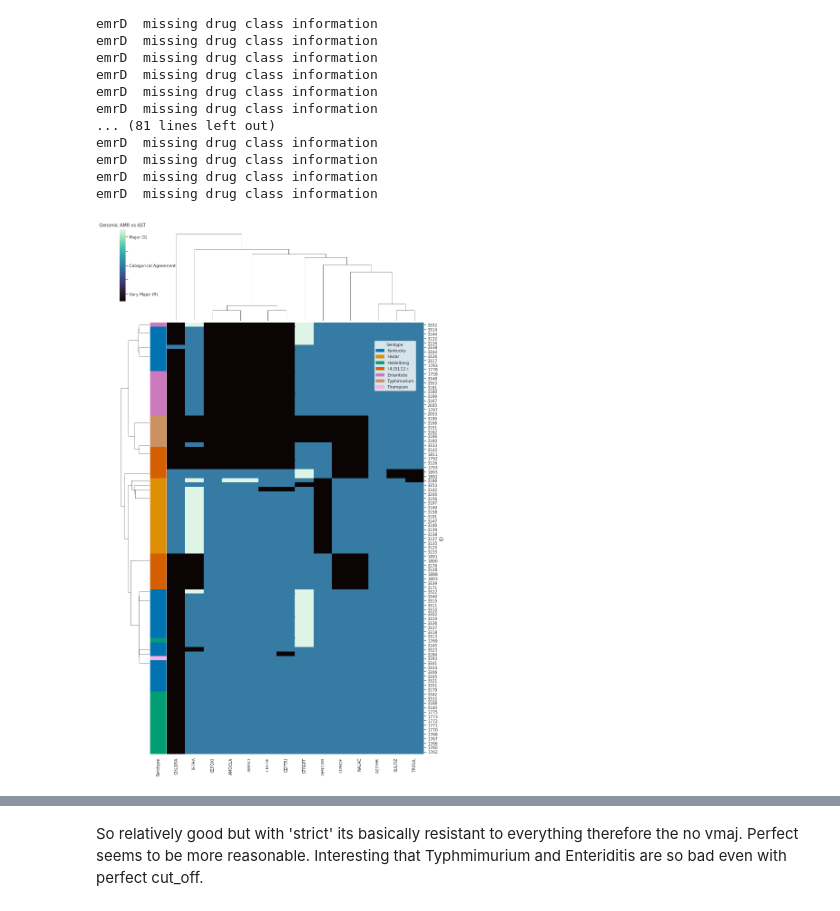
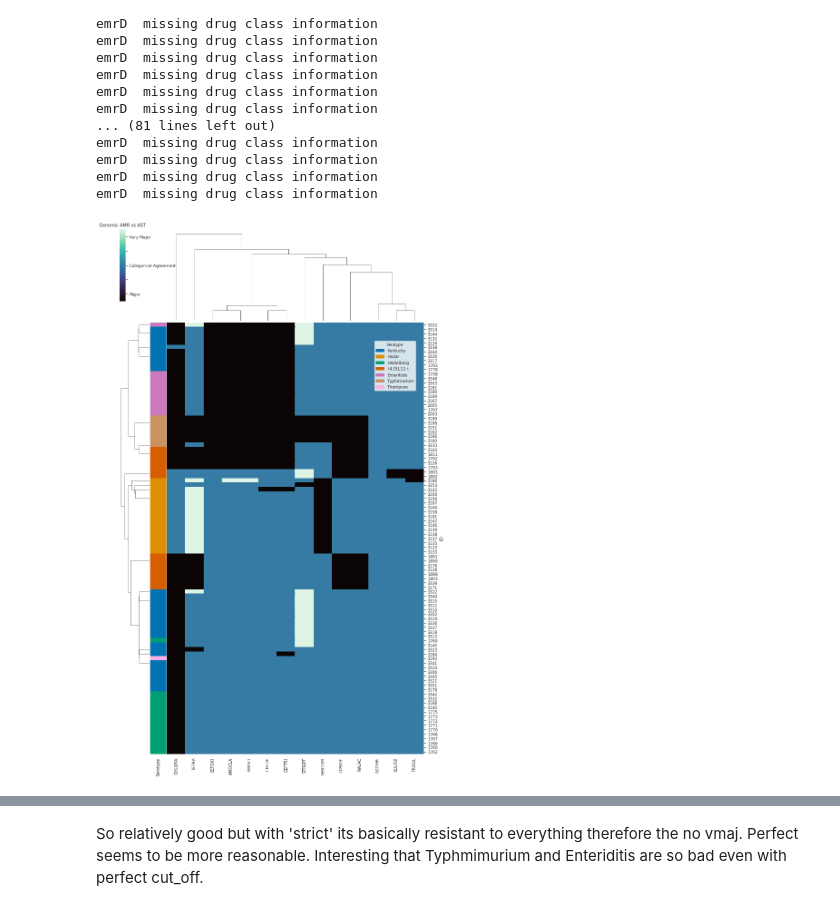
Before and after one commit to fmaguire/aafc_salmonella, a Jupyter notebook: salmonella_analyses.ipynb, the cells around one changed output, grey strips where cells are left out. Saved outputs shown, nothing was run; the diff lists cells and outputs as text; code cells hidden in the pictures.

```diff
--- a/salmonella_analyses.ipynb
+++ b/salmonella_analyses.ipynb
@@ -908,17 +912,17 @@ rgi_sir_perfect = rgi_sir_perfect.fillna('S')
 # %%
 legend_TN = [mpatches.Patch(color=c, label=l) for l,c in sero_lut.items()]
 df = ast_df.drop(['Date Read', 'Serotype'], axis=1).replace('I', 1).replace('R', 1).replace('S', 0) - rgi_sir_perfect.loc[:, drug_class_translation.keys()].replace('R', 1).replace('S', 0)
 
 g = sns.clustermap(df, row_colors=colors, xticklabels=True,
                    yticklabels=True, figsize=(12,22), cmap='mako')
-plt.yticks([-1, 1, 0], ['Very Major (R)', '', 'Categorical Agreement', '', 'Major (S)'])
+plt.yticks([-1, 1, 0], ['Major', '', 'Categorical Agreement', '', 'Very Major'])
 
 plt.title("Genomic AMR vs AST")
 l2 = g.ax_heatmap.legend(loc='center left',bbox_to_anchor=(0.8,0.9),handles=legend_TN, frameon=True)
 l2.set_title(title='Serotype',prop={'size':8})
 _ = plt.subplots_adjust(bottom=0.15)
 _ = plt.setp(g.ax_heatmap.get_xticklabels(), rotation=90)
 plt.savefig('analyses/rgi/errormap.pdf')
 plt.savefig('analyses/rgi/errormap.svg')
 # %% [output]
-[figure, old version]
+[figure, new version]
```
Also changed, not shown: parts of 11 cells of this notebook, 5 other files.
